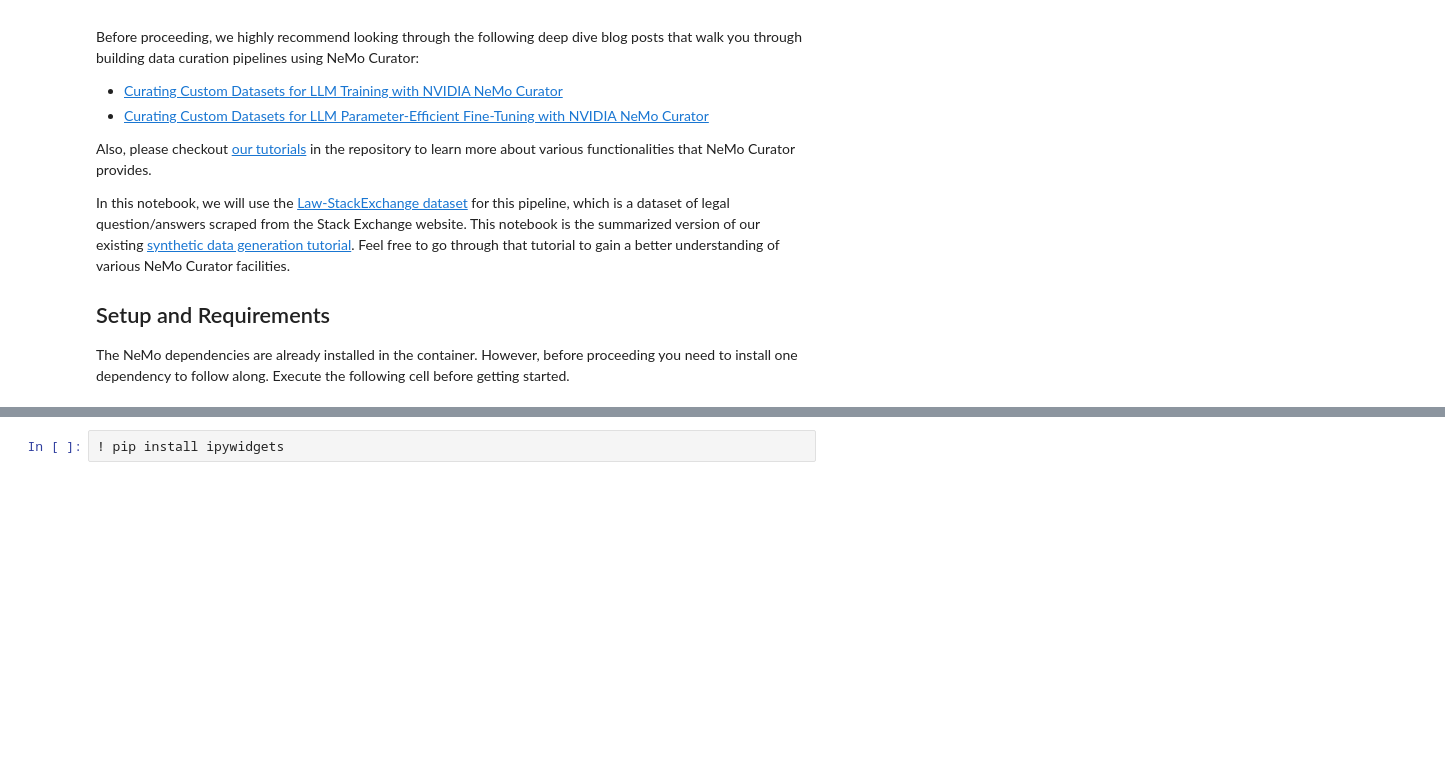
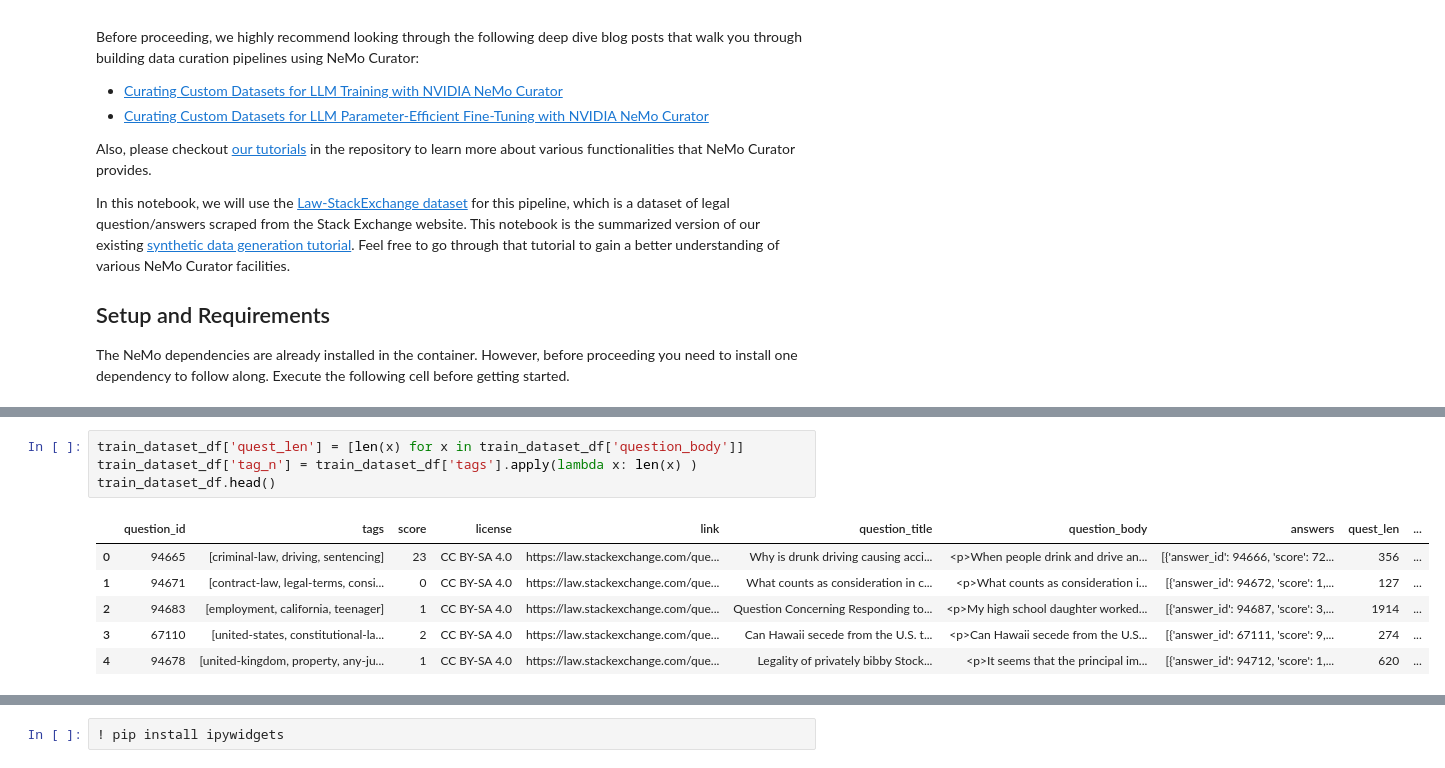
Before and after one commit to st-ts/ODSC-Hackathon-Repository, a Jupyter notebook: step-1-data-curation.ipynb, the cells around one changed output, grey strips where cells are left out. Saved outputs shown, nothing was run; the diff lists cells and outputs as text; blank space fills up the shorter version.

```diff
--- a/step-1-data-curation.ipynb
+++ b/step-1-data-curation.ipynb
@@ -49 +37,12 @@ train_dataset_df.head()
+# %%
+train_dataset_df['quest_len'] = [len(x) for x in train_dataset_df['question_body']]
+train_dataset_df['tag_n'] = train_dataset_df['tags'].apply(lambda x: len(x) )
+train_dataset_df.head()
+# %% [output]
+|  | question_id | tags | score | license | link | question_title | question_body | answers | quest_len | ... |
+| 0 | 94665 | [criminal-law, driving, sentencing] | 23 | CC BY-SA 4.0 | https://law.stackexchange.com/que... | Why is drunk driving causing acci... | <p>When people drink and drive an... | [{'answer_id': 94666, 'score': 72... | 356 | ... |
+| 1 | 94671 | [contract-law, legal-terms, consi... | 0 | CC BY-SA 4.0 | https://law.stackexchange.com/que... | What counts as consideration in c... | <p>What counts as consideration i... | [{'answer_id': 94672, 'score': 1,... | 127 | ... |
+| 2 | 94683 | [employment, california, teenager] | 1 | CC BY-SA 4.0 | https://law.stackexchange.com/que... | Question Concerning Responding to... | <p>My high school daughter worked... | [{'answer_id': 94687, 'score': 3,... | 1914 | ... |
+| 3 | 67110 | [united-states, constitutional-la... | 2 | CC BY-SA 4.0 | https://law.stackexchange.com/que... | Can Hawaii secede from the U.S. t... | <p>Can Hawaii secede from the U.S... | [{'answer_id': 67111, 'score': 9,... | 274 | ... |
+| 4 | 94678 | [united-kingdom, property, any-ju... | 1 | CC BY-SA 4.0 | https://law.stackexchange.com/que... | Legality of privately bibby Stock... | <p>It seems that the principal im... | [{'answer_id': 94712, 'score': 1,... | 620 | ... |
 # %%
```
Also changed, not shown: parts of 12 cells of this notebook.
